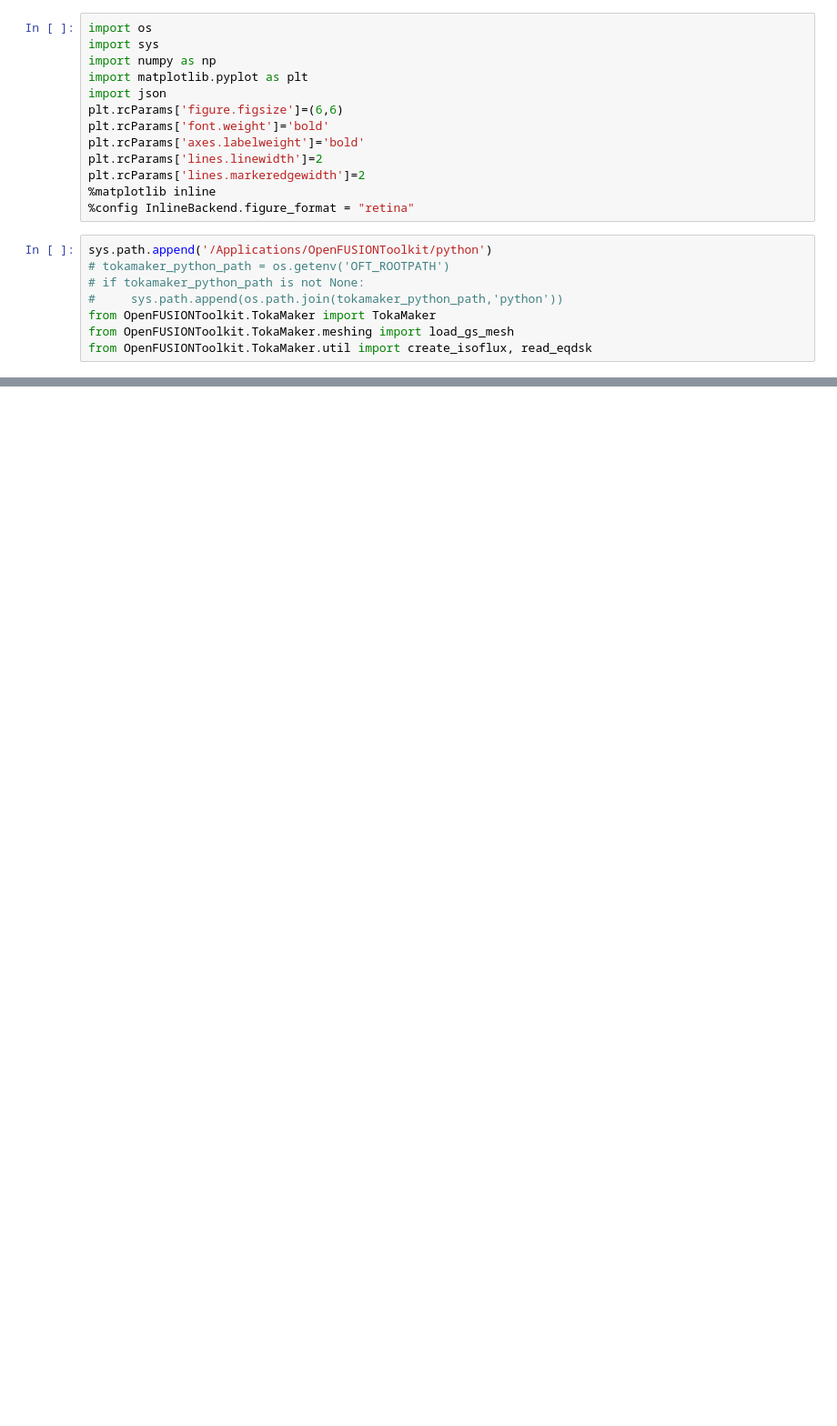
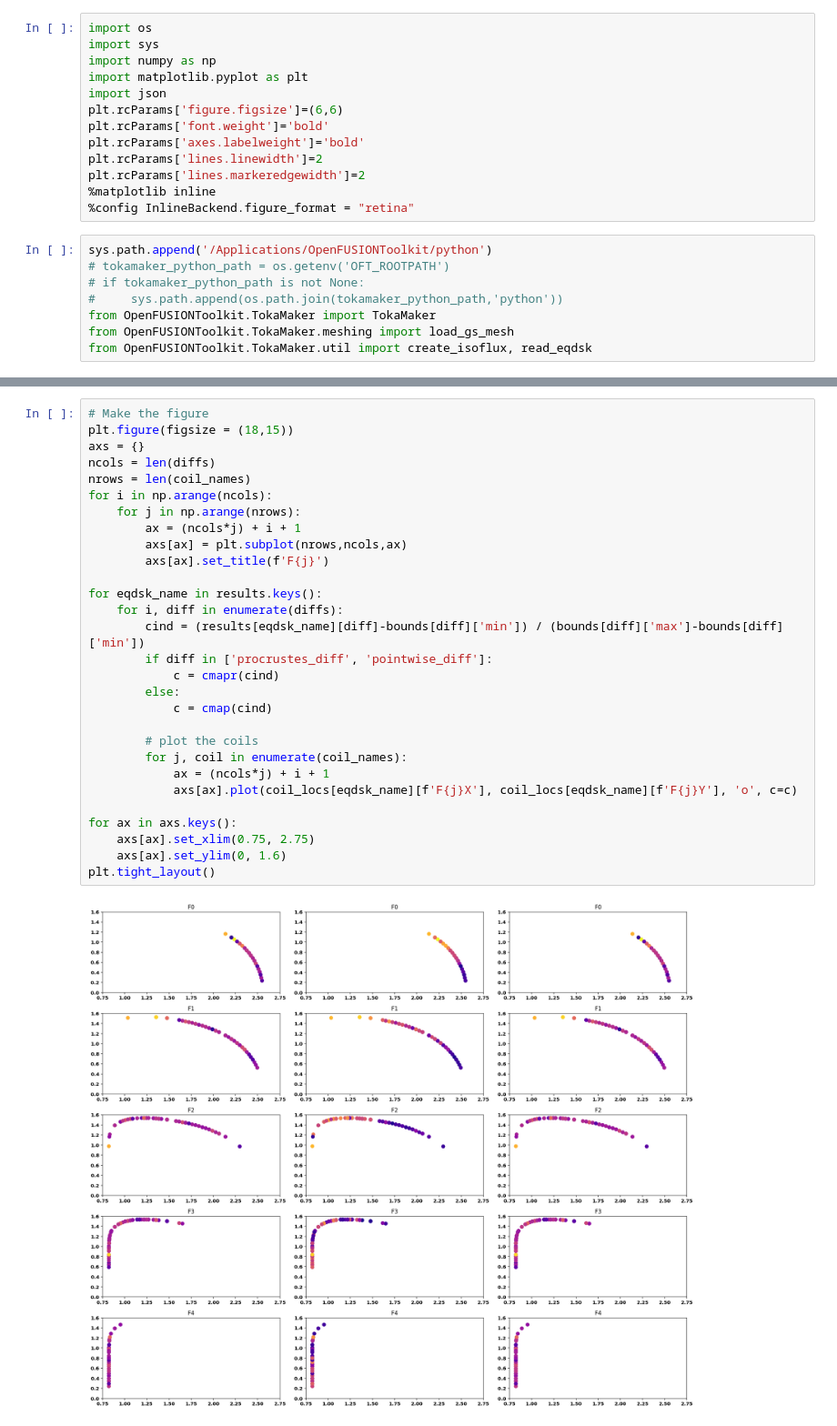
Before and after one commit to hansec/CU_NextStep, a Jupyter notebook: DIIID/plot_coil_scan.ipynb, the cells around one changed output, grey strips where cells are left out. Shown at 91% size. Saved outputs shown, nothing was run; the diff lists cells and outputs as text; blank space fills up the shorter version.

```diff
--- a/DIIID/plot_coil_scan.ipynb
+++ b/DIIID/plot_coil_scan.ipynb
@@ -41,0 +195,31 @@ for eqdsk_name in [x for x in os.listdir('gEQDSKs') if 'F9' in x]:
+# %%
+# Make the figure
+plt.figure(figsize = (18,15))
+axs = {}
+ncols = len(diffs)
+nrows = len(coil_names)
+for i in np.arange(ncols):
+    for j in np.arange(nrows):
+        ax = (ncols*j) + i + 1
+        axs[ax] = plt.subplot(nrows,ncols,ax)
+        axs[ax].set_title(f'F{j}')
+
+for eqdsk_name in results.keys():
+    for i, diff in enumerate(diffs):
+        cind = (results[eqdsk_name][diff]-bounds[diff]['min']) / (bounds[diff]['max']-bounds[diff]['min'])
+        if diff in ['procrustes_diff', 'pointwise_diff']:
+            c = cmapr(cind)
+        else:
+            c = cmap(cind)
+
+        # plot the coils
+        for j, coil in enumerate(coil_names):
+            ax = (ncols*j) + i + 1
+            axs[ax].plot(coil_locs[eqdsk_name][f'F{j}X'], coil_locs[eqdsk_name][f'F{j}Y'], 'o', c=c)
+
+for ax in axs.keys():
+    axs[ax].set_xlim(0.75, 2.75)
+    axs[ax].set_ylim(0, 1.6)
+plt.tight_layout()
+# %% [output]
+[figure, added]
```
Also changed, not shown: parts of 5 cells of this notebook, 4 other files.
